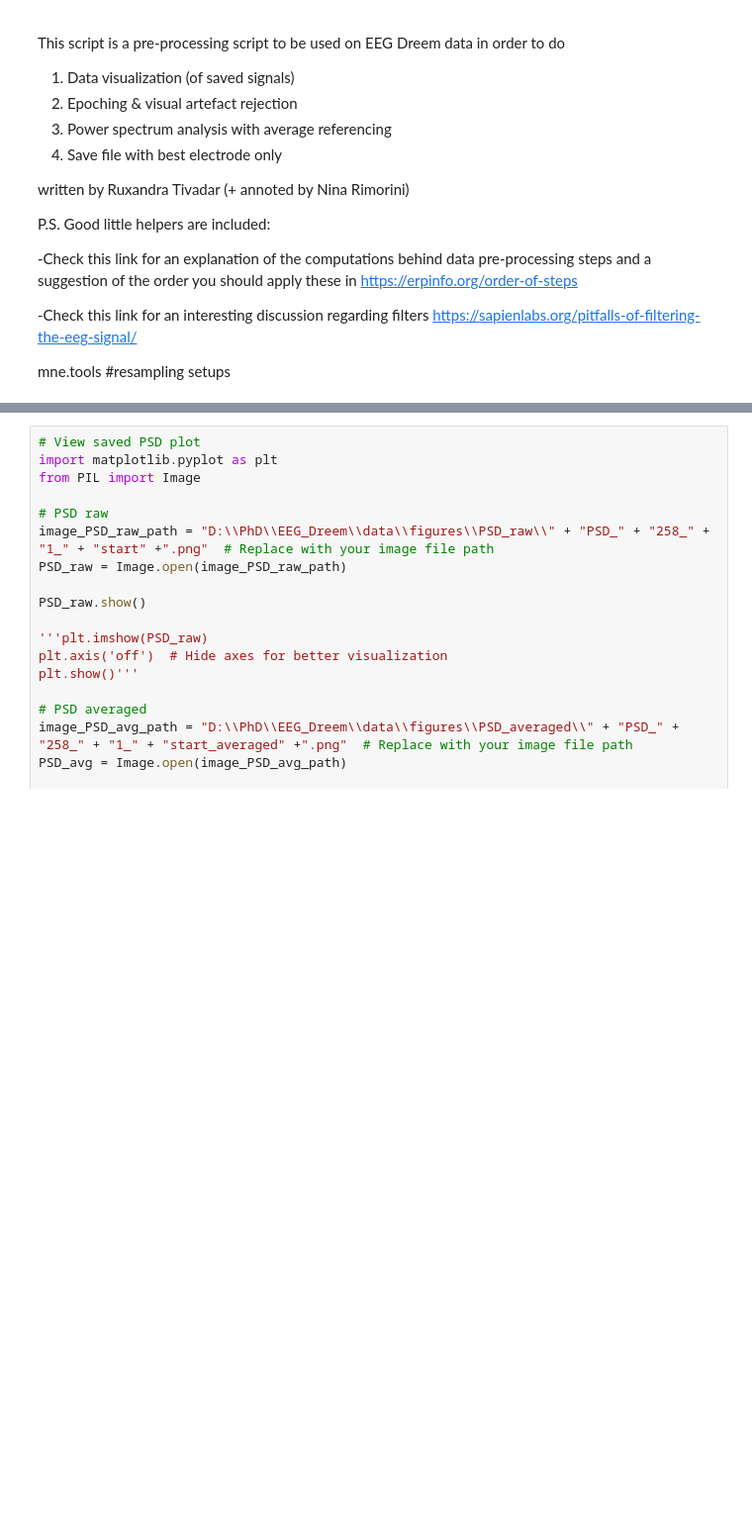
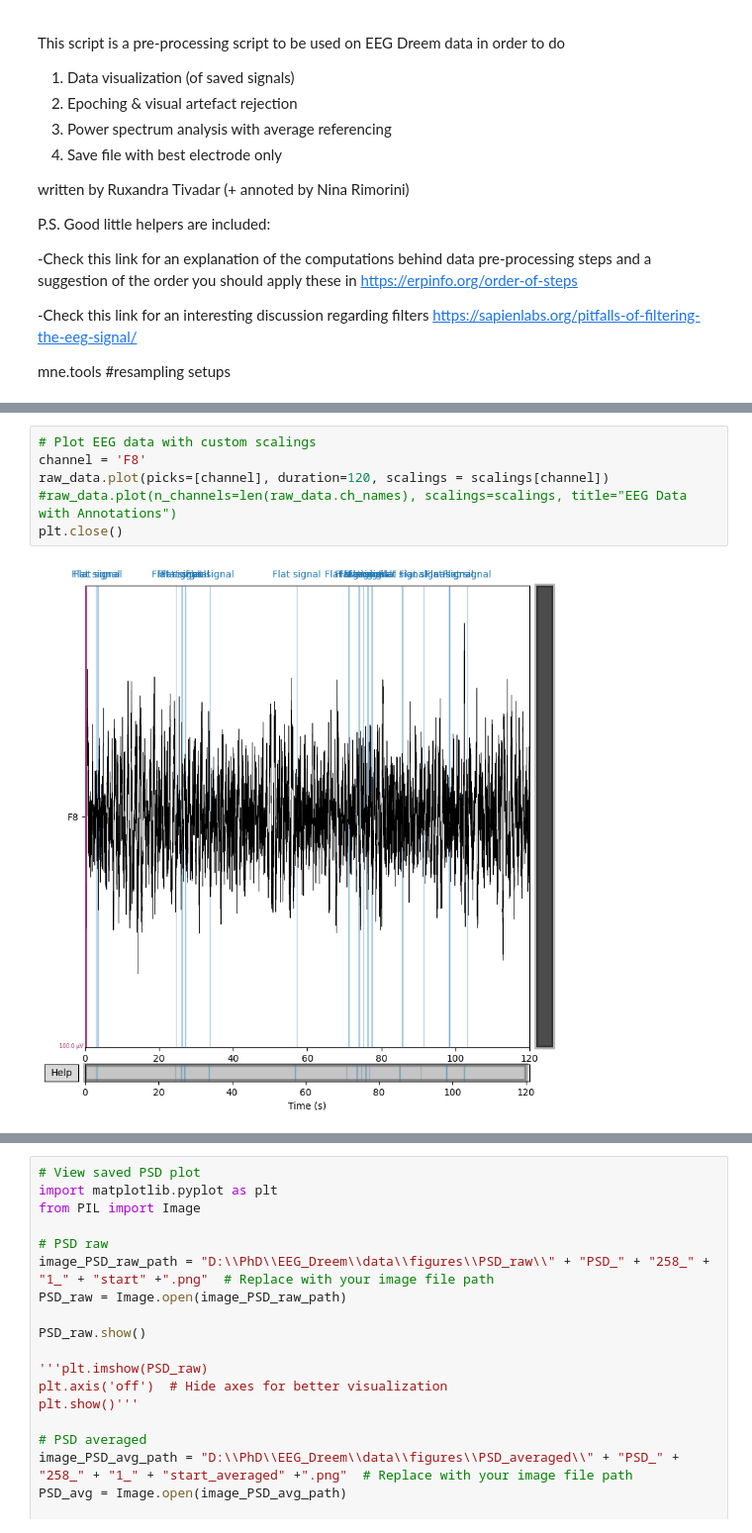
Before and after one commit to tanoManzo/EEG_2025, a Jupyter notebook: Preproc_raws_EEG_Dreem.ipynb, the cells around one changed output, grey strips where cells are left out. Shown: that part at 99% size. Saved outputs shown, nothing was run; the diff lists cells and outputs as text; blank space fills up the shorter version.

```diff
--- a/Preproc_raws_EEG_Dreem.ipynb
+++ b/Preproc_raws_EEG_Dreem.ipynb
@@ -96,0 +248,8 @@ RuntimeError: By default, MNE does not load data into main memory to conserve re
+# %%
+# Plot EEG data with custom scalings
+channel = 'F8'
+raw_data.plot(picks=[channel], duration=120, scalings = scalings[channel])
+#raw_data.plot(n_channels=len(raw_data.ch_names), scalings=scalings, title="EEG Data with Annotations")
+plt.close()
+# %% [output]
+[figure, added]
```
Also changed, not shown: parts of 52 cells of this notebook.
